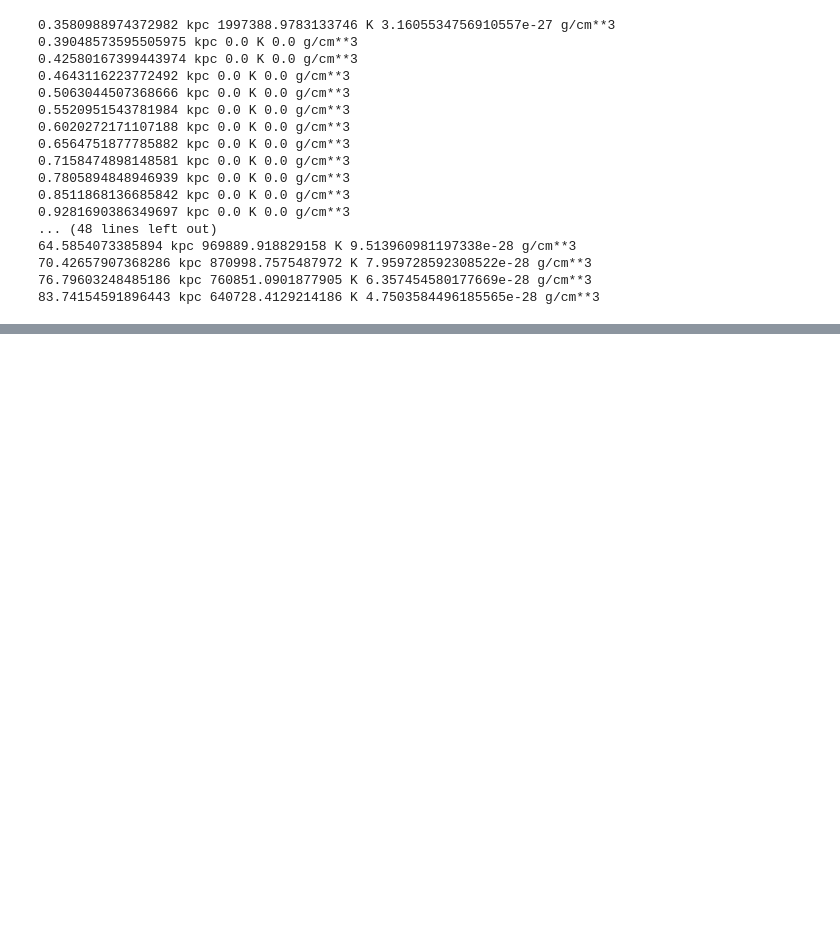
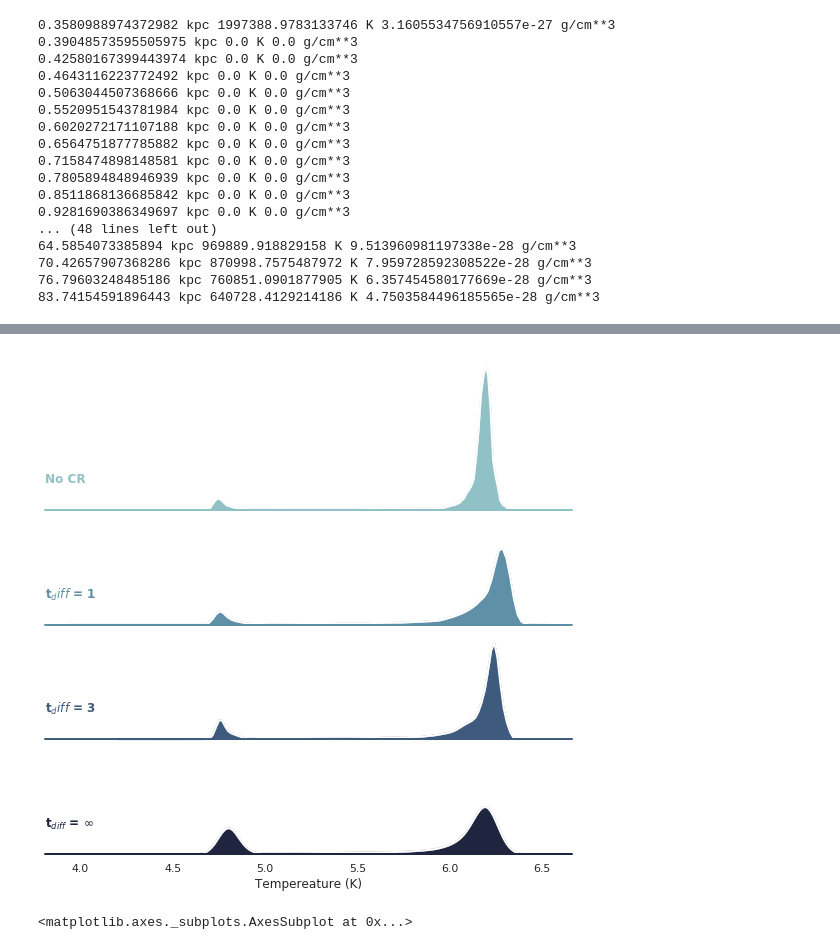
Before and after one commit to ibutsky/thermal_instabilities, a Jupyter notebook: analysis/test.ipynb, the cells around one changed output, grey strips where cells are left out. Saved outputs shown, nothing was run; the diff lists cells and outputs as text; code cells hidden in the pictures; blank space fills up the shorter version.

```diff
--- a/analysis/test.ipynb
+++ b/analysis/test.ipynb
@@ -808,11 +343,0 @@ yt : [INFO     ] 2019-12-17 13:16:47,800 Gathering a field list (this may take a
-# %%
-folder = '../../simulations/isocool_tctf_0.1_beta_10.0_cr_1.0_stream/stable_test'
-output = 90
-ds = ytf.load('%s/DD%04d/DD%04d'%(folder, output, output))
-ad = ds.all_data()
-
-p = yt.PhasePlot(ad, ('gas', 'density'), ('gas', 'cr_eta'), ('gas', 'cell_mass'), weight_field = None)
-p.set_xlim(6e-28, 9e-28)
-#p.set_ylim(2.5e-14, 7e-14)
-p.set_zlim(('gas', 'cell_mass'), 1e39, 1e42)
-p.show()
@@ -836,0 +586,11 @@ kappa.in_units('cm**2 / s')
+# %%
+g = create_pdf_plot(x, y, len(sim_list), xlabel = 'Temperature (K)')
+ax = g.axes
+ax[3][0].set_xlabel('Tempereature (K)')
+plt.show()
+# %% [output]
+[figure, added]
+# %%
+g.axes[3][0]
+# %% [output]
+<matplotlib.axes._subplots.AxesSubplot at 0x...>
```
Also changed, not shown: parts of 50 cells of this notebook, 9 other files.
